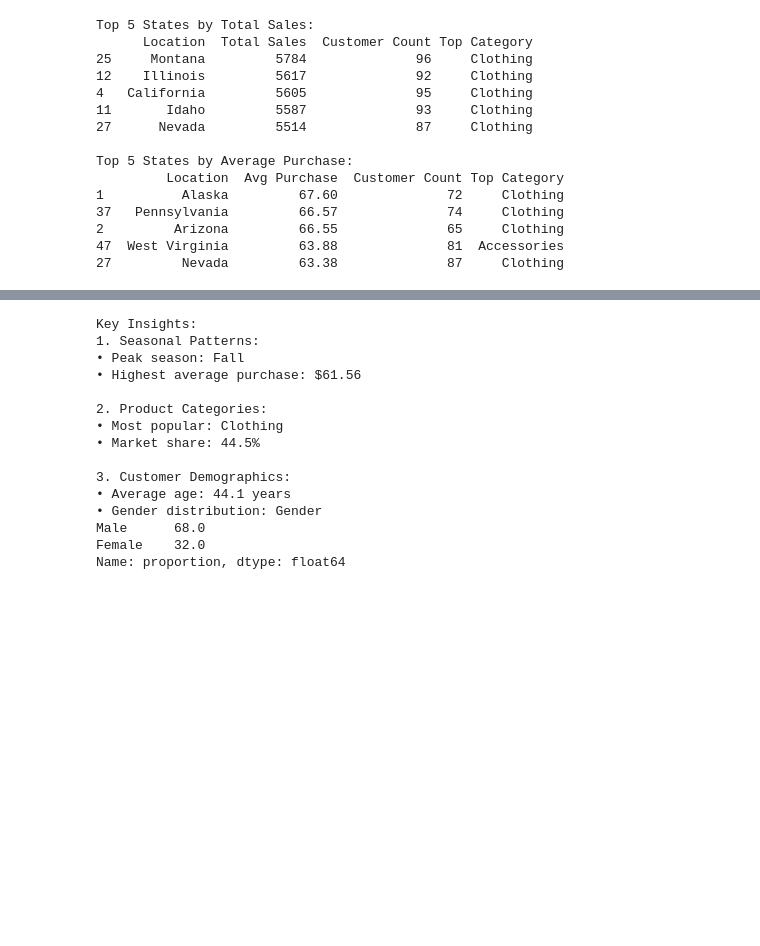
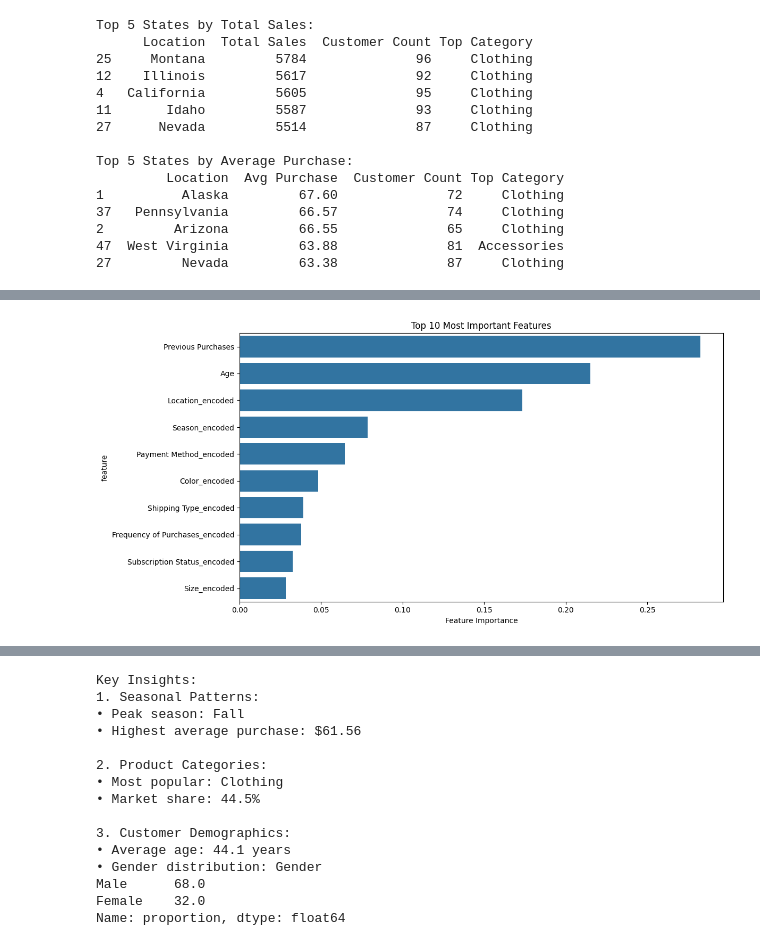
Before and after one commit to mdprana/Consumer-Behavior, a Jupyter notebook: Consumer Behavior and Shopping Habits.ipynb, the cells around one changed output, grey strips where cells are left out. Saved outputs shown, nothing was run; the diff lists cells and outputs as text; code cells hidden in the pictures; blank space fills up the shorter version.

```diff
--- a/Consumer Behavior and Shopping Habits.ipynb
+++ b/Consumer Behavior and Shopping Habits.ipynb
@@ -634,0 +663,12 @@ Top 5 States by Average Purchase:
+# %%
+# Prepare features and target
+# Let's predict if a purchase amount will be above average
+average_purchase = df['Purchase Amount (USD)'].mean()
+df['High_Purchase'] = (df['Purchase Amount (USD)'] > average_purchase).astype(int)
+
+# Select features for the model
+features = [f'{col}_encoded' for col in categorical_columns]
+features.extend(['Age', 'Previous Purchases'])
+
+X = df[features]
+y = df['High_Purchase']
@@ -634,0 +677,3 @@ Top 5 States by Average Purchase:
+# %%
+# Split the data
+X_train, X_test, y_train, y_test = train_test_split(X, y, test_size=0.2, random_state=42)
@@ -634,0 +682,4 @@ Top 5 States by Average Purchase:
+# %%
+print("\nTraining Decision Tree model...")
+dt_model = DecisionTreeClassifier(random_state=42, max_depth=5)
+dt_model.fit(X_train, y_train)
@@ -634,0 +717,17 @@ Top 5 States by Average Purchase:
+# %%
+# Feature Importance Analysis
+feature_importance = pd.DataFrame({
+    'feature': features,
+    'importance': dt_model.feature_importances_
+})
+feature_importance = feature_importance.sort_values('importance', ascending=False)
+# %%
+# Visualizations
+plt.figure(figsize=(12, 6))
+sns.barplot(x='importance', y='feature', data=feature_importance.head(10))
+plt.title('Top 10 Most Important Features')
+plt.xlabel('Feature Importance')
+plt.tight_layout()
+plt.show()
+# %% [output]
+[figure, added]
```
Also changed, not shown: parts of 18 cells of this notebook, 1 other file.
